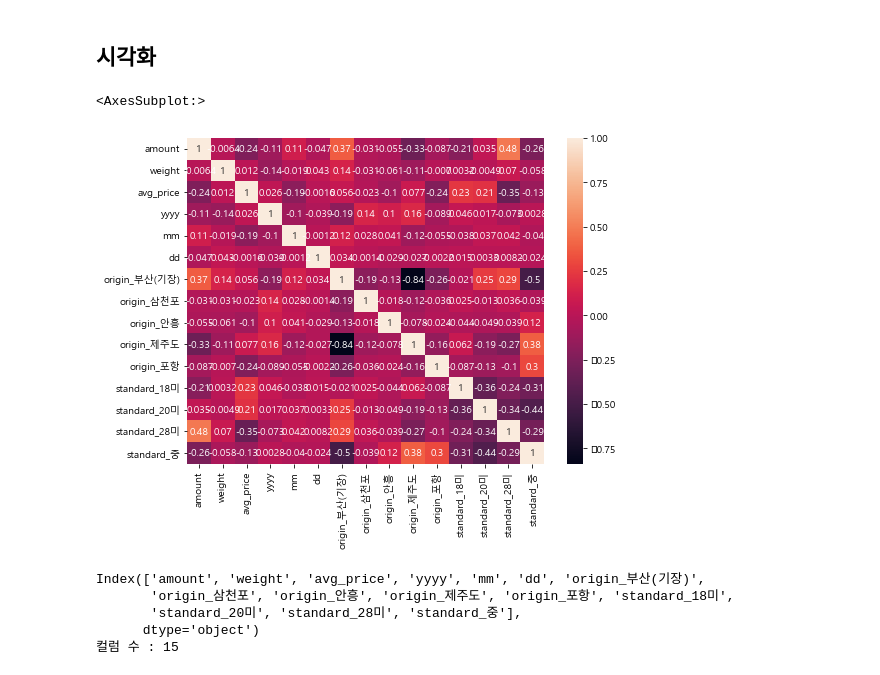
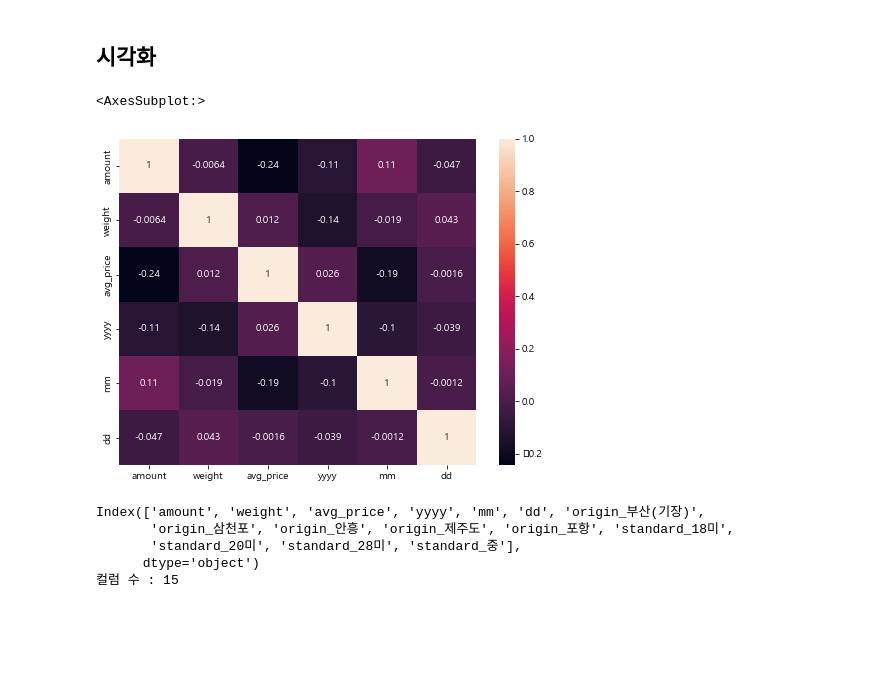
Before and after one commit to yellowCornSalad/k-digital_3rd_pjt, a Jupyter notebook: team_pj3_seafood/scripts/(선)고등어.ipynb, the cells around one changed output. Cells and saved outputs as stored; diff of their text form; code cells hidden in the pictures; blank space fills up the shorter version.

```diff
--- a/team_pj3_seafood/scripts/(선)고등어.ipynb
+++ b/team_pj3_seafood/scripts/(선)고등어.ipynb
@@ -269,12 +277,15 @@ gd_pdf.describe()
 | max | 2586.000000 | 143.000000 | 120000.000000 | 2021.000000 | 12.000000 | 31.000000 | 1.000000 | 1.000000 | 1.000000 | ... |
 # %% [markdown]
 ## 시각화
+# %%
+num_cols = ['amount', 'weight', 'avg_price', 'yyyy', 'mm', 'dd']
+num_gd_pdf = gd_pdf[num_cols]
 # %%
 plt.figure(figsize=(8, 6))
-sns.heatmap(gd_pdf.corr(), annot=True)
+sns.heatmap(num_gd_pdf.corr(), annot=True)
 # %% [output]
 <AxesSubplot:>
-[figure, old version]
+[figure, new version]
 # %%
 print(gd_pdf.columns)
 print("컬럼 수 :", len(gd_pdf.columns))
```
Also changed, not shown: parts of 7 cells of this notebook.
